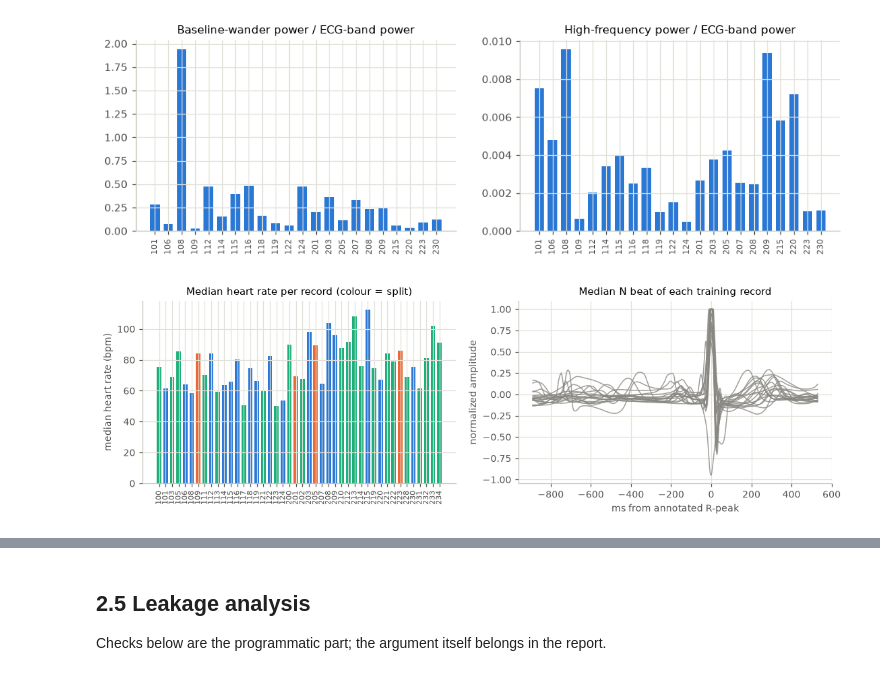
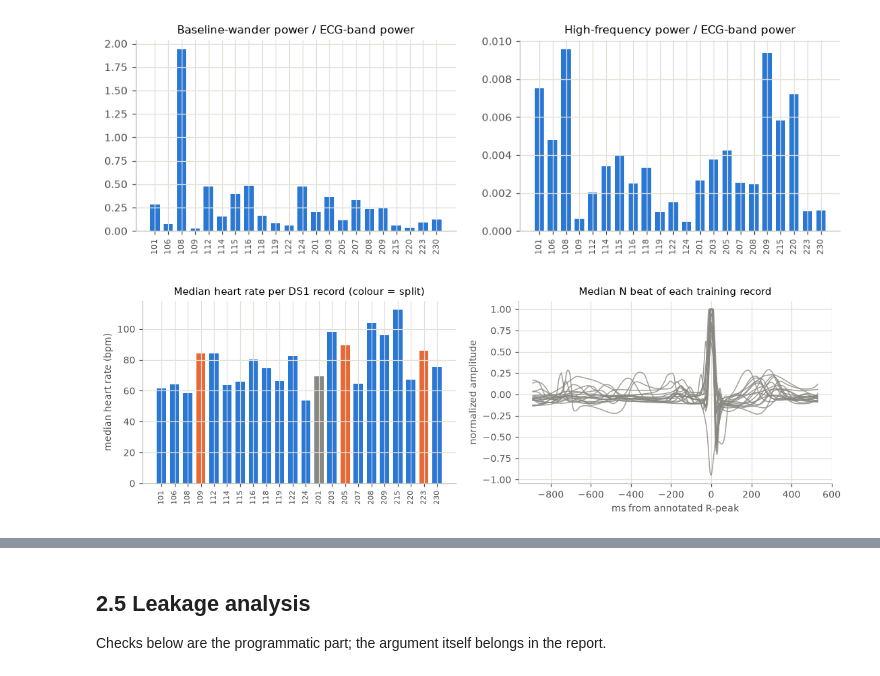
Before and after one commit to MisterD0ctor/D7043E, a Jupyter notebook: notebooks/EDA.ipynb, the cells around one changed output, grey strips where cells are left out. Saved outputs shown, nothing was run; the diff lists cells and outputs as text; code cells hidden in the pictures.

```diff
--- a/notebooks/EDA.ipynb
+++ b/notebooks/EDA.ipynb
@@ -356,0 +457,5 @@ save(fig, "noisy_ecg_snr")
+# %%
+# Share of each noise type's power inside the 0.5-40 Hz pass band of the preprocessing filter
+for ntype in cfg["noise"]["types"]:
+    n = load_noise(cfg, ntype, part="train")
+    print(f"{ntype}: {preprocess_signal(n, FS, cfg).var() / n.var():.1%} of the noise power passes the band-pass filter")
@@ -394,0 +797,20 @@ Noisy/unreadable marks per record: {101: 2, 108: 11, 112: 2, 116: 4, 118: 4, 201
+# %%
+# Distribution per class of one informative measure per family, and of the R-peak amplitude as a counter-example
+selected = ["rr_pre", "rr_pre_ratio_128", "qrs_width", "template_corr", "spec_centroid", "kurtosis", "win_max_z", "r_amp"]
+fig, axes = plt.subplots(2, 4, figsize=(12, 3.8))
+for ax, name in zip(axes.ravel(), selected):
+    for i, c in enumerate(CLASSES):
+        q = np.nanpercentile(feat.loc[feat.y == i, name], [5, 25, 50, 75, 95])
+        row = len(CLASSES) - 1 - i
+        ax.plot(q[[0, 4]], [row, row], color=CLASS_COLORS[c], lw=1.5, solid_capstyle="round")
+        ax.plot(q[[1, 3]], [row, row], color=CLASS_COLORS[c], lw=7, solid_capstyle="butt")
+        ax.scatter(q[2], row, s=30, color=INK, edgecolor="white", linewidth=1.2, zorder=3)
+    ax.set_yticks(range(len(CLASSES)), CLASSES[::-1])
+    ax.set_ylim(-0.6, len(CLASSES) - 0.4)
+    ax.grid(axis="y", visible=False)
+    ax.set_title(name, loc="left", fontsize=9)
+    ax.set_xlabel(FEATURES[name][1], fontsize=7)
+fig.suptitle("Selected measures per class in DS1: median (dot), quartiles (bar), 5th-95th percentile (line)", fontsize=10)
+fig.tight_layout()
+save(fig, "feature_distributions")
+feat.groupby(feat.y.map(dict(enumerate(CLASSES))))[selected].median().reindex(CLASSES).round(2)
@@ -395,9 +859,9 @@ Noisy/unreadable marks per record: {101: 2, 108: 11, 112: 2, 116: 4, 118: 4, 201
 # %% [markdown]
 ## 2.4 Data quality
 # %%
-# Missing data, flat-line segments, ADC saturation and artifact/quality annotations for every used record.
+# Missing data, flat-line segments, ADC saturation and artifact/quality annotations for every DS1 record.
 rows = []
-for r in ALL:
+for r in DS1:
     rec = wfdb.rdrecord(str(MITDB / str(r)), physical=False)
     ch = rec.sig_name.index(LEAD)
     d = rec.d_signal[:, ch]
@@ -440,0 +1003,8 @@ Total NaN samples: 0 | records with flat seconds: 0 | records touching ADC limit
+# %%
+# Consistency of the recording parameters of MLII across the DS1 records
+params = set()
+for r in DS1:
+    h = wfdb.rdheader(str(MITDB / str(r)))
+    ch = h.sig_name.index(LEAD)
+    params.add((h.fs, h.sig_len, h.adc_gain[ch], h.adc_res[ch], h.units[ch]))
+print("Distinct (sampling frequency, samples, ADC units per mV, ADC bits, unit) among the DS1 records:", params)
@@ -472,25 +1044,25 @@ noise_proxy.round(4).sort_values("high_freq_ratio", ascending=False).head(8)
 | 6 | 115 | 0.3911 | 0.0040 |
 [figure]
 # %%
-# Differences between recordings: heart rate, amplitude and normal-beat morphology (DS1 training records)
+# Differences between recordings: heart rate and normal-beat morphology (DS1 records only)
 fig, axes = plt.subplots(1, 2, figsize=(12, 3.2))
-rs = record_stats.sort_values("record")
+rs = record_stats[record_stats.record.isin(DS1)].sort_values("record")
 xs = np.arange(len(rs))
 axes[0].bar(xs, 60 / rs.median_rr_s, color=[SPLIT_COLORS[s] for s in rs.split], width=0.7)
 axes[0].set_xticks(xs, rs.record, rotation=90, fontsize=7)
 axes[0].set_ylabel("median heart rate (bpm)")
-axes[0].set_title("Median heart rate per record (colour = split)")
+axes[0].set_title("Median heart rate per DS1 record (colour = split)")
 
 for r in SPLITS["train"]:
     idx = np.flatnonzero((train["record"] == r) & (train["y"] == 0))
     if len(idx) > 50:
         axes[1].plot(t_ms, np.median(X[idx], axis=0), lw=1, alpha=0.8, color=MUTED)
 axes[1].set_xlabel("ms from annotated R-peak")
 axes[1].set_ylabel("normalized amplitude")
 axes[1].set_title("Median N beat of each training record")
 save(fig, "record_differences")
 # %% [output]
-[figure, old version]
+[figure, new version]
 # %%
 # Differences between ECG channels
 print("Channel pairs:", (headers.channel_0 + " / " + headers.channel_1).value_counts().to_dict())
```
Also changed, not shown: parts of 33 cells of this notebook, 7 other files.
